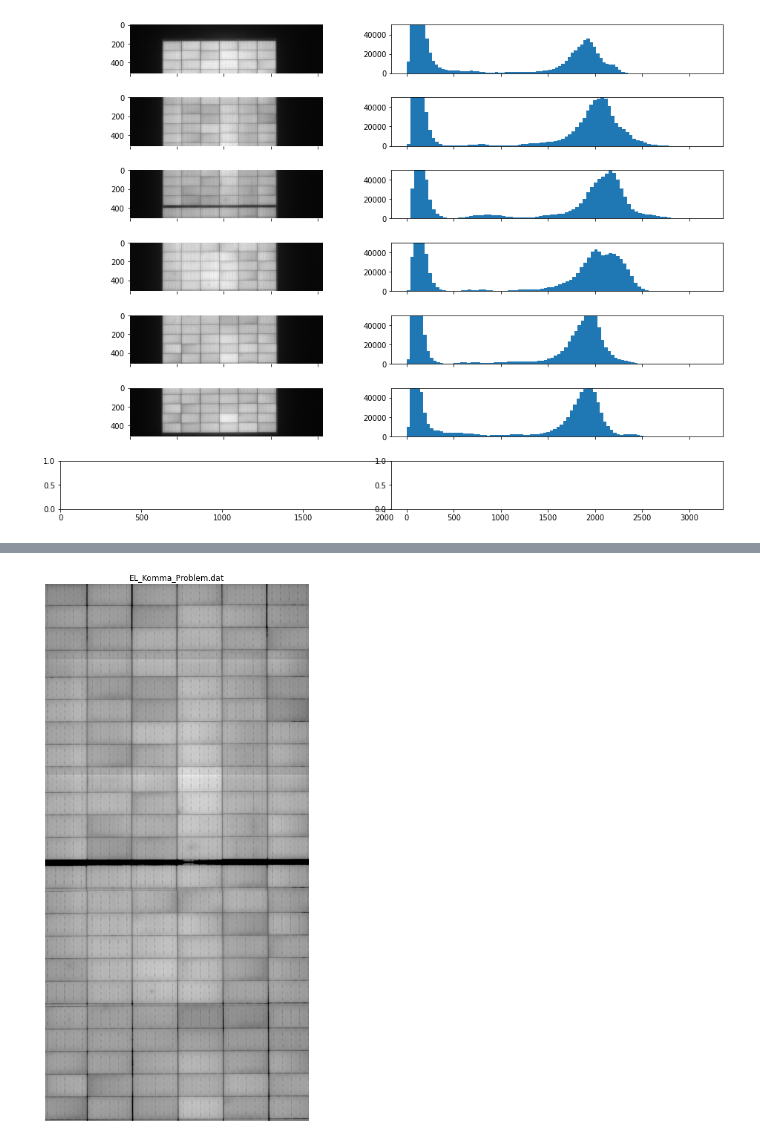
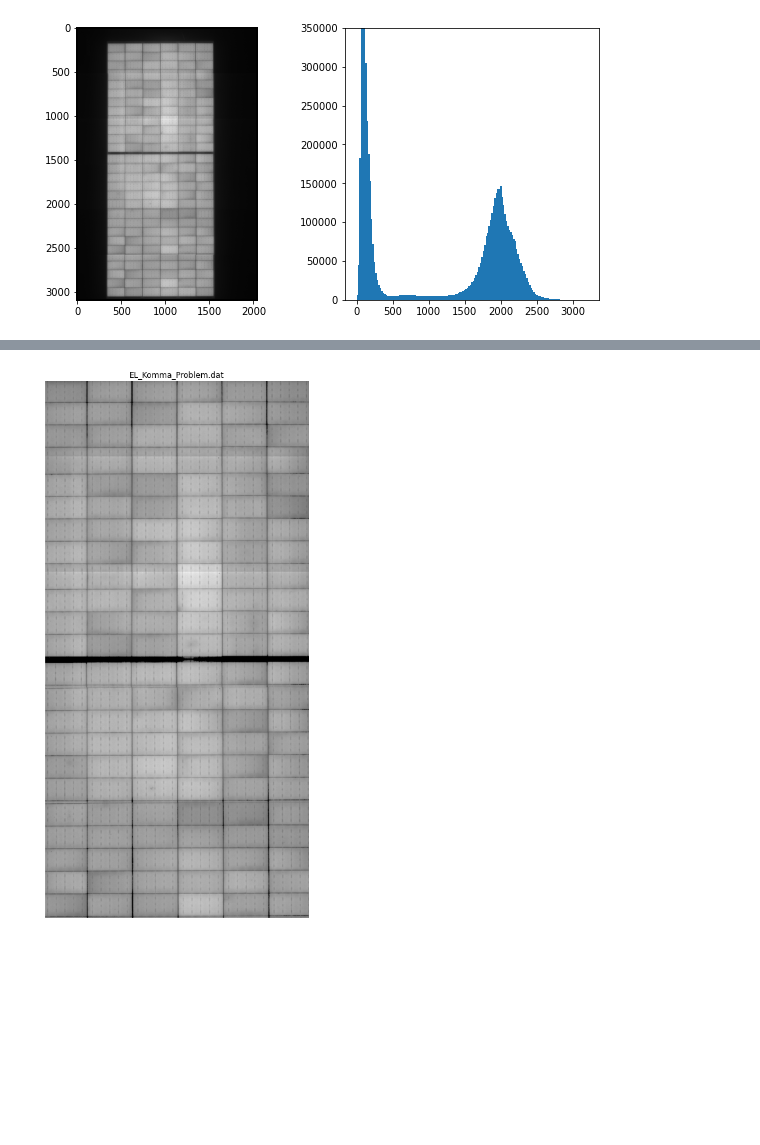
Before and after one commit to Bertin-fap/PVcharacterization, a Jupyter notebook: Module_image.ipynb, the cells around one changed output, grey strips where cells are left out. Cells and saved outputs as stored; diff of their text form; code cells hidden in the pictures; blank space fills up the shorter version.

```diff
--- a/Module_image.ipynb
+++ b/Module_image.ipynb
@@ -22,15 +22,16 @@ file_names = ["SERAPHIM-EM-0640_Isc_ap500hXDH.dat",
               "JINERGY3272023326035_Isc_T1.dat",
               "EL_Komma_Problem.dat"
               ]
+
 file_name = file_names[3]
 
-file = pv.DEFAULT_DIR / Path("PVcharacterization_files") / Path(file_name)
+file = pv.GLOBAL['WORKING_DIR_EL'] / Path(file_name)
 
 borne_sup = np.Inf
 borne_inf = 800
 filter_image = False
 
-electrolum = pv.read_electolum_file(file,pack=False)
+electrolum = pv.read_electolum_file(file,pack=True)
 
 if len(electrolum.image) > 1:
     fig = plt.figure(figsize=(16,12))
@@ -49,36 +50,36 @@ if len(electrolum.image) > 1:
             axe[index,0].spines[axis].set_linewidth(0)
 
         image_flatten = image.flatten()
         if filter_image :image_flatten = image_flatten[image_flatten != 0]
         _ = axe[index,1].hist(image_flatten, bins='auto')
         axe[index,1].set_ylim([0,50000])
 
         file_gsf = os.path.splitext(file_name)[0] + '_' + str(index+1) + '.gsf'
-        file = pv.DEFAULT_DIR / Path("PVcharacterization_files") / Path(file_gsf)
+        file = pv.GLOBAL['WORKING_DIR_EL'] / Path(file_gsf)
         pv.py2gwyddion(image, file)
 
 
 else: # Full image treatment
     fig,axe = plt.subplots(1,2,figsize=(10,5))
     for index, image in enumerate(electrolum.image):
         if filter_image : image = np.where((image < borne_inf) | ( image > borne_sup), 0, image)
         axe[0].imshow(image,
                    cmap='gray',
                    interpolation=None)
         for axis in ['top','bottom','left','right']:
             axe[0].spines[axis].set_linewidth(2)
 
         image_flatten = image.flatten()
         if filter_image : image_flatten = image_flatten[image_flatten != 0]
 
         _ = axe[1].hist(image.flatten(), bins='auto')
         axe[1].set_ylim([0,7*50000])
 
         file_gsf = os.path.splitext(file_name)[0] + '.gsf'
-        file = pv.DEFAULT_DIR / Path("PVcharacterization_files") / Path(file_gsf)
+        file = pv.GLOBAL['WORKING_DIR_EL'] / Path(file_gsf)
         pv.py2gwyddion(image, file)
 # %% [output]
-[figure, old version]
+[figure, new version]
 # %%
 from skimage.transform import hough_transform
 
```
Also changed, not shown: parts of 5 cells of this notebook, 2 other files.
